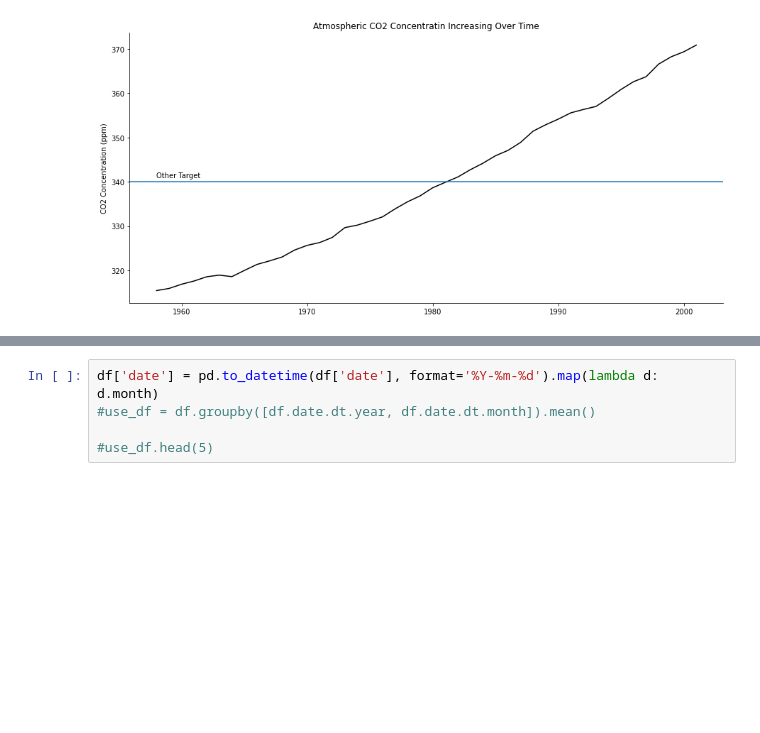
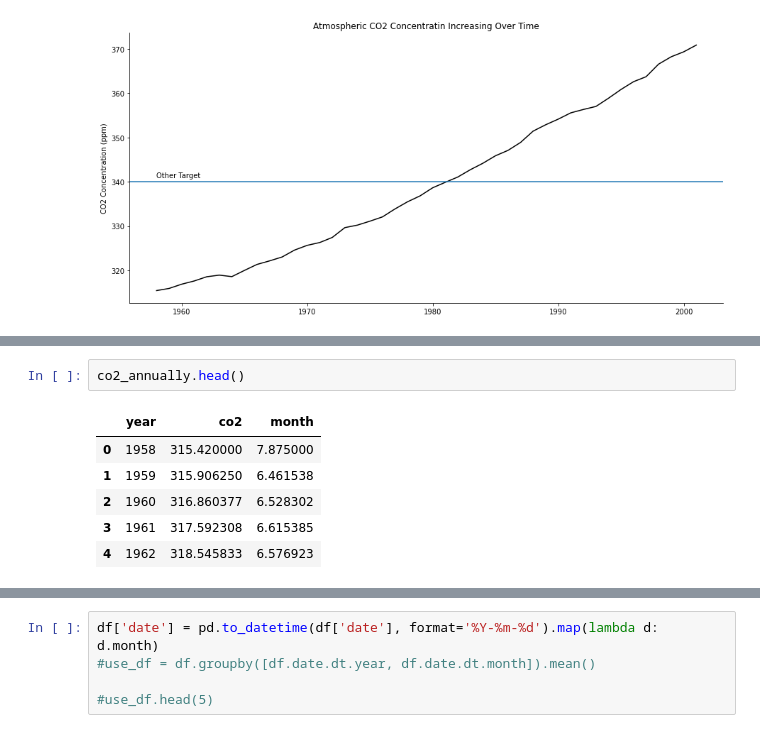
Before and after one commit to Data-and-Programming-2-TAs/Sarah-Discussion-Notebooks, a Jupyter notebook: plotting-example.ipynb, the cells around one changed output, grey strips where cells are left out. Drawn from its saved outputs; the diff is of its cells as text; blank space fills up the shorter version.

```diff
--- a/plotting-example.ipynb
+++ b/plotting-example.ipynb
@@ -180,0 +196,9 @@ plot_co2(check, 340, 'Other Target')
+# %%
+co2_annually.head()
+# %% [output]
+|  | year | co2 | month |
+| 0 | 1958 | 315.420000 | 7.875000 |
+| 1 | 1959 | 315.906250 | 6.461538 |
+| 2 | 1960 | 316.860377 | 6.528302 |
+| 3 | 1961 | 317.592308 | 6.615385 |
+| 4 | 1962 | 318.545833 | 6.576923 |
```
Also changed, not shown: parts of 11 cells of this notebook.
